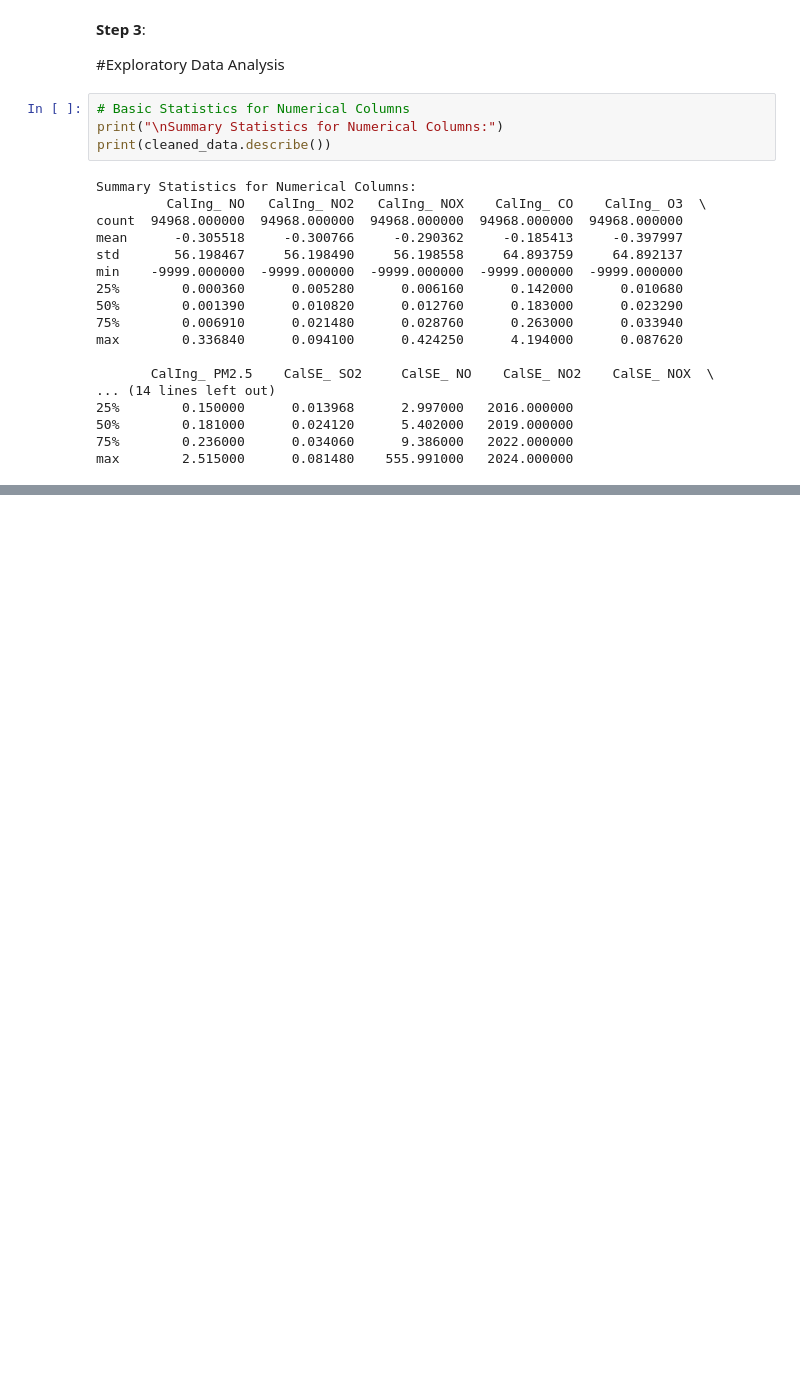
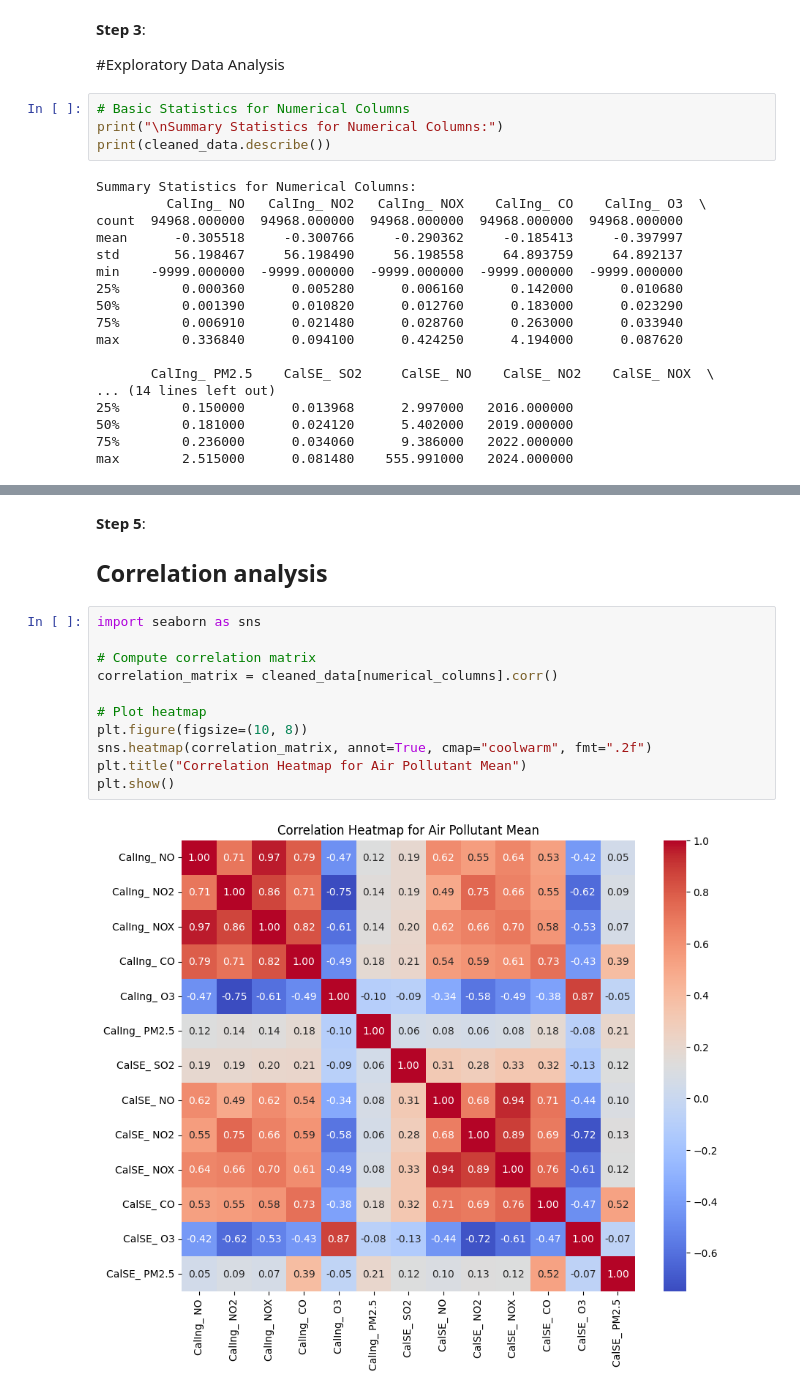
Before and after one commit to Tundebademosi/engg680_2024_fall, a Jupyter notebook: Group_18_Project/Air_quality_analysis.ipynb, the cells around one changed output, grey strips where cells are left out. Cells and saved outputs as stored; diff of their text form; blank space fills up the shorter version.

```diff
--- a/Group_18_Project/Air_quality_analysis.ipynb
+++ b/Group_18_Project/Air_quality_analysis.ipynb
@@ -290,0 +379,16 @@ for col in numerical_columns:
+# %% [markdown]
+**Step 5**:
+## Correlation analysis
+# %%
+import seaborn as sns
+
+# Compute correlation matrix
+correlation_matrix = cleaned_data[numerical_columns].corr()
+
+# Plot heatmap
+plt.figure(figsize=(10, 8))
+sns.heatmap(correlation_matrix, annot=True, cmap="coolwarm", fmt=".2f")
+plt.title("Correlation Heatmap for Air Pollutant Mean")
+plt.show()
+# %% [output]
+[figure, added]
```
Also changed, not shown: parts of 24 cells of this notebook, 2 other files.
